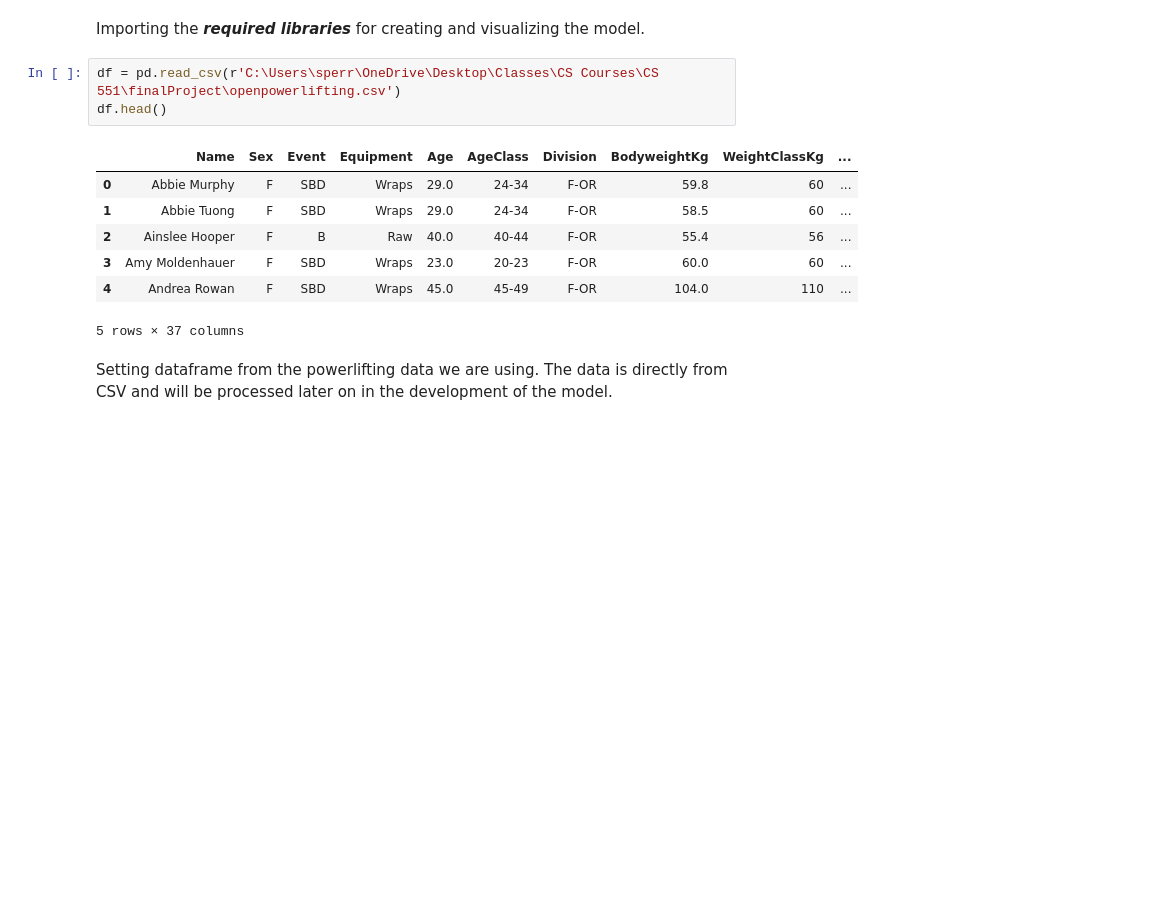
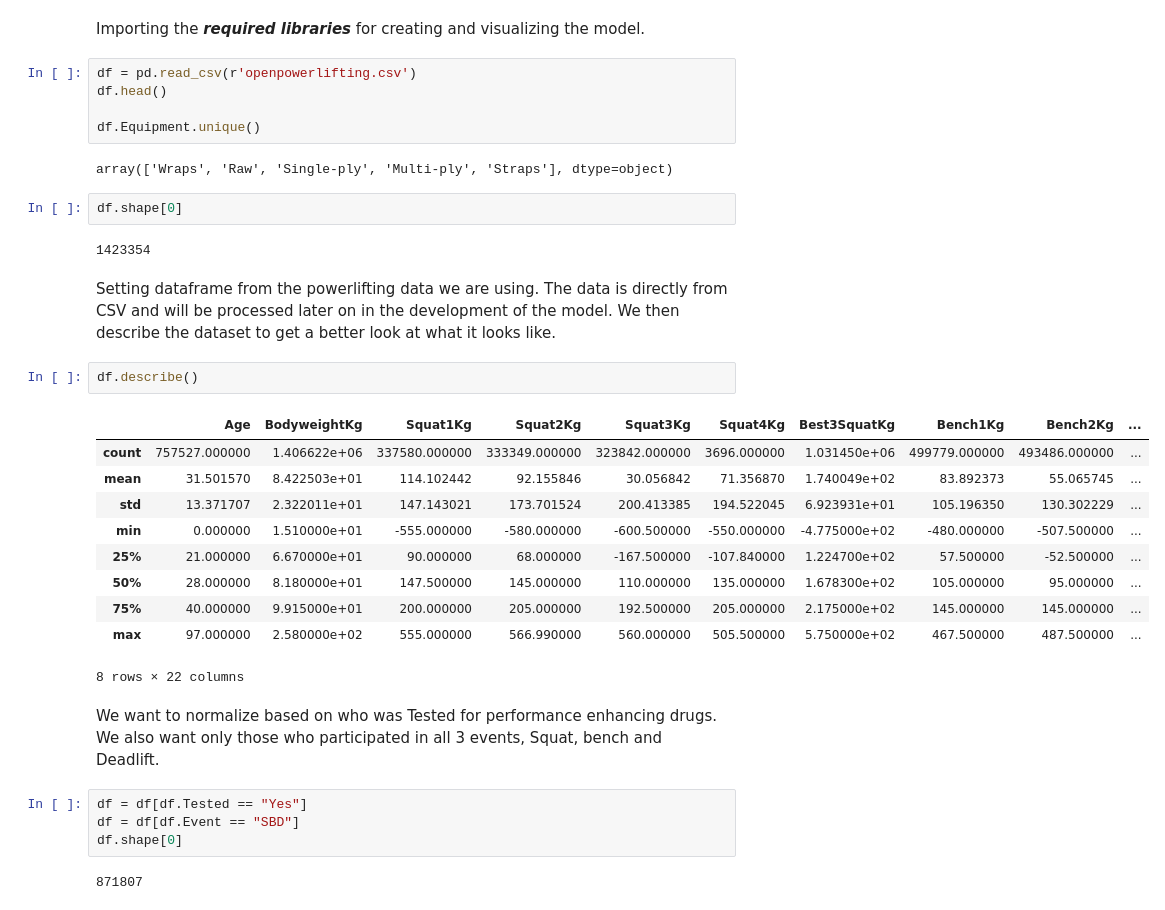
Before and after one commit to shperry03/PowerAI, a Jupyter notebook: powerliftingModel.ipynb, the cells around one changed output. Saved outputs shown, nothing was run; the diff lists cells and outputs as text; blank space fills up the shorter version.

Commit message:
adding model

```diff
--- a/powerliftingModel.ipynb
+++ b/powerliftingModel.ipynb
@@ -15,15 +13,36 @@ ModuleNotFoundError: No module named 'tpot'
 # %% [markdown]
 Importing the ***required libraries*** for creating and visualizing the model.
 # %%
-df = pd.read_csv(r'C:\Users\sperr\OneDrive\Desktop\Classes\CS Courses\CS 551\finalProject\openpowerlifting.csv')
+df = pd.read_csv(r'openpowerlifting.csv')
 df.head()
+
+df.Equipment.unique()
 # %% [output]
-|  | Name | Sex | Event | Equipment | Age | AgeClass | Division | BodyweightKg | WeightClassKg | ... |
-| 0 | Abbie Murphy | F | SBD | Wraps | 29.0 | 24-34 | F-OR | 59.8 | 60 | ... |
-| 1 | Abbie Tuong | F | SBD | Wraps | 29.0 | 24-34 | F-OR | 58.5 | 60 | ... |
-| 2 | Ainslee Hooper | F | B | Raw | 40.0 | 40-44 | F-OR | 55.4 | 56 | ... |
-| 3 | Amy Moldenhauer | F | SBD | Wraps | 23.0 | 20-23 | F-OR | 60.0 | 60 | ... |
-| 4 | Andrea Rowan | F | SBD | Wraps | 45.0 | 45-49 | F-OR | 104.0 | 110 | ... |
-5 rows × 37 columns
+array(['Wraps', 'Raw', 'Single-ply', 'Multi-ply', 'Straps'], dtype=object)
+# %%
+df.shape[0]
+# %% [output]
+1423354
 # %% [markdown]
-Setting dataframe from the powerlifting data we are using. The data is directly from CSV and will be processed later on in the development of the model.
+Setting dataframe from the powerlifting data we are using. The data is directly from CSV and will be processed later on in the development of the model. We then describe the dataset to get a better look at what it looks like.
+# %%
+df.describe()
+# %% [output]
+|  | Age | BodyweightKg | Squat1Kg | Squat2Kg | Squat3Kg | Squat4Kg | Best3SquatKg | Bench1Kg | Bench2Kg | ... |
+| count | 757527.000000 | 1.406622e+06 | 337580.000000 | 333349.000000 | 323842.000000 | 3696.000000 | 1.031450e+06 | 499779.000000 | 493486.000000 | ... |
+| mean | 31.501570 | 8.422503e+01 | 114.102442 | 92.155846 | 30.056842 | 71.356870 | 1.740049e+02 | 83.892373 | 55.065745 | ... |
+| std | 13.371707 | 2.322011e+01 | 147.143021 | 173.701524 | 200.413385 | 194.522045 | 6.923931e+01 | 105.196350 | 130.302229 | ... |
+| min | 0.000000 | 1.510000e+01 | -555.000000 | -580.000000 | -600.500000 | -550.000000 | -4.775000e+02 | -480.000000 | -507.500000 | ... |
+| 25% | 21.000000 | 6.670000e+01 | 90.000000 | 68.000000 | -167.500000 | -107.840000 | 1.224700e+02 | 57.500000 | -52.500000 | ... |
+| 50% | 28.000000 | 8.180000e+01 | 147.500000 | 145.000000 | 110.000000 | 135.000000 | 1.678300e+02 | 105.000000 | 95.000000 | ... |
+| 75% | 40.000000 | 9.915000e+01 | 200.000000 | 205.000000 | 192.500000 | 205.000000 | 2.175000e+02 | 145.000000 | 145.000000 | ... |
+| max | 97.000000 | 2.580000e+02 | 555.000000 | 566.990000 | 560.000000 | 505.500000 | 5.750000e+02 | 467.500000 | 487.500000 | ... |
+8 rows × 22 columns
+# %% [markdown]
+We want to normalize based on who was Tested for performance enhancing drugs. We also want only those who participated in all 3 events, Squat, bench and Deadlift.
+# %%
+df = df[df.Tested == "Yes"]
+df = df[df.Event == "SBD"]
+df.shape[0]
+# %% [output]
+871807
```
Also changed, not shown: parts of 39 cells of this notebook, 10 other files.
